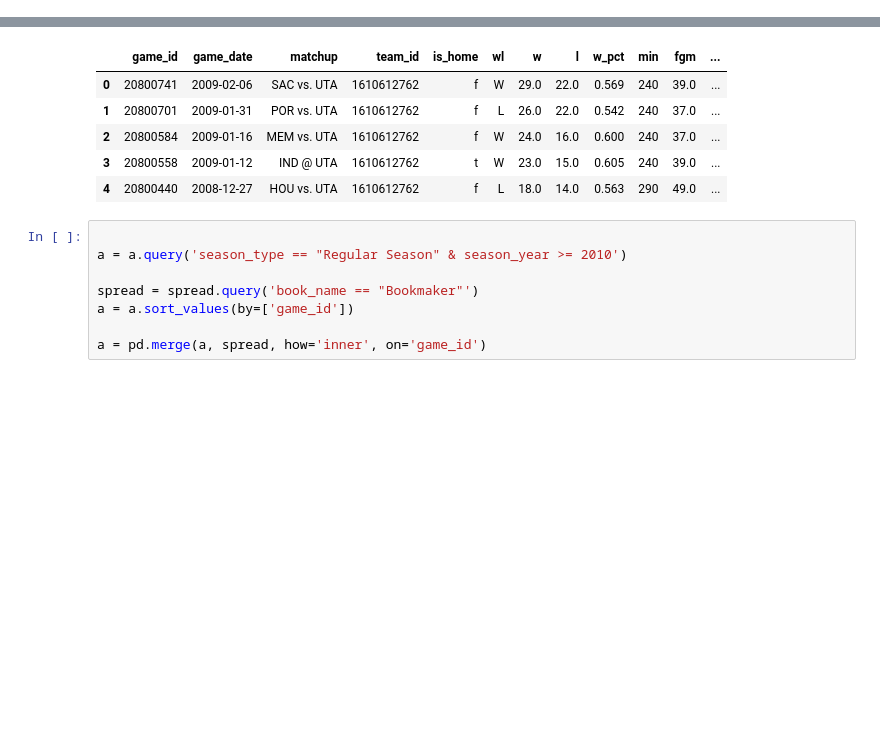
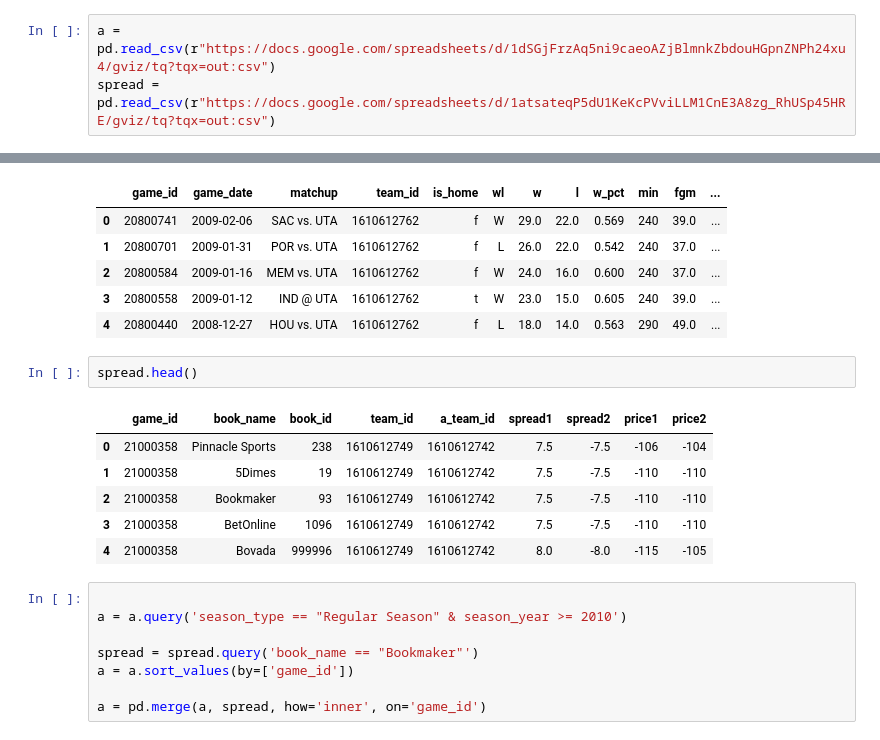
Before and after one commit to eduardopadilla3/Unit1_build_code, a Jupyter notebook: code_for__sprintbuild.ipynb, the cells around one changed output, grey strips where cells are left out. Drawn from its saved outputs; the diff is of its cells as text; blank space fills up the shorter version.

```diff
--- a/code_for__sprintbuild.ipynb
+++ b/code_for__sprintbuild.ipynb
@@ -14,3 +11,6 @@ spread = pd.read_csv(r"/content/nba_betting_spread.csv")
+# %%
+a = pd.read_csv(r"https://docs.google.com/spreadsheets/d/1dSGjFrzAq5ni9caeoAZjBlmnkZbdouHGpnZNPh24xu4/gviz/tq?tqx=out:csv")
+spread = pd.read_csv(r"https://docs.google.com/spreadsheets/d/1atsateqP5dU1KeKcPVviLLM1CnE3A8zg_RhUSp45HRE/gviz/tq?tqx=out:csv")
 # %%
 a.head()
 # %% [output]
@@ -20,6 +20,15 @@ a.head()
 | 2 | 20800584 | 2009-01-16 | MEM vs. UTA | 1610612762 | f | W | 24.0 | 16.0 | 0.600 | 240 | 37.0 | ... |
 | 3 | 20800558 | 2009-01-12 | IND @ UTA | 1610612762 | t | W | 23.0 | 15.0 | 0.605 | 240 | 39.0 | ... |
 | 4 | 20800440 | 2008-12-27 | HOU vs. UTA | 1610612762 | f | L | 18.0 | 14.0 | 0.563 | 290 | 49.0 | ... |
+# %%
+spread.head()
+# %% [output]
+|  | game_id | book_name | book_id | team_id | a_team_id | spread1 | spread2 | price1 | price2 |
+| 0 | 21000358 | Pinnacle Sports | 238 | 1610612749 | 1610612742 | 7.5 | -7.5 | -106 | -104 |
+| 1 | 21000358 | 5Dimes | 19 | 1610612749 | 1610612742 | 7.5 | -7.5 | -110 | -110 |
+| 2 | 21000358 | Bookmaker | 93 | 1610612749 | 1610612742 | 7.5 | -7.5 | -110 | -110 |
+| 3 | 21000358 | BetOnline | 1096 | 1610612749 | 1610612742 | 7.5 | -7.5 | -110 | -110 |
+| 4 | 21000358 | Bovada | 999996 | 1610612749 | 1610612742 | 8.0 | -8.0 | -115 | -105 |
 # %%
 
 a = a.query('season_type == "Regular Season" & season_year >= 2010')
```
Also changed, not shown: parts of 6 cells of this notebook.
